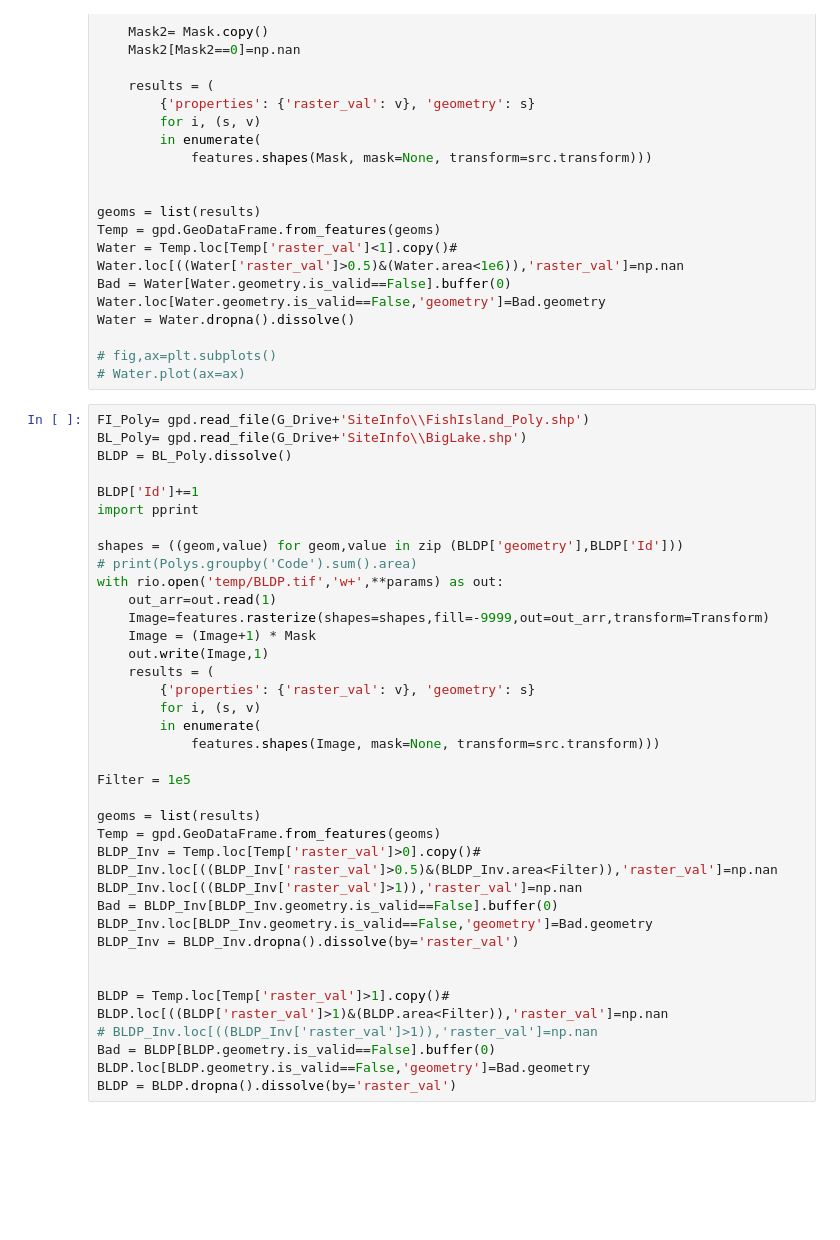
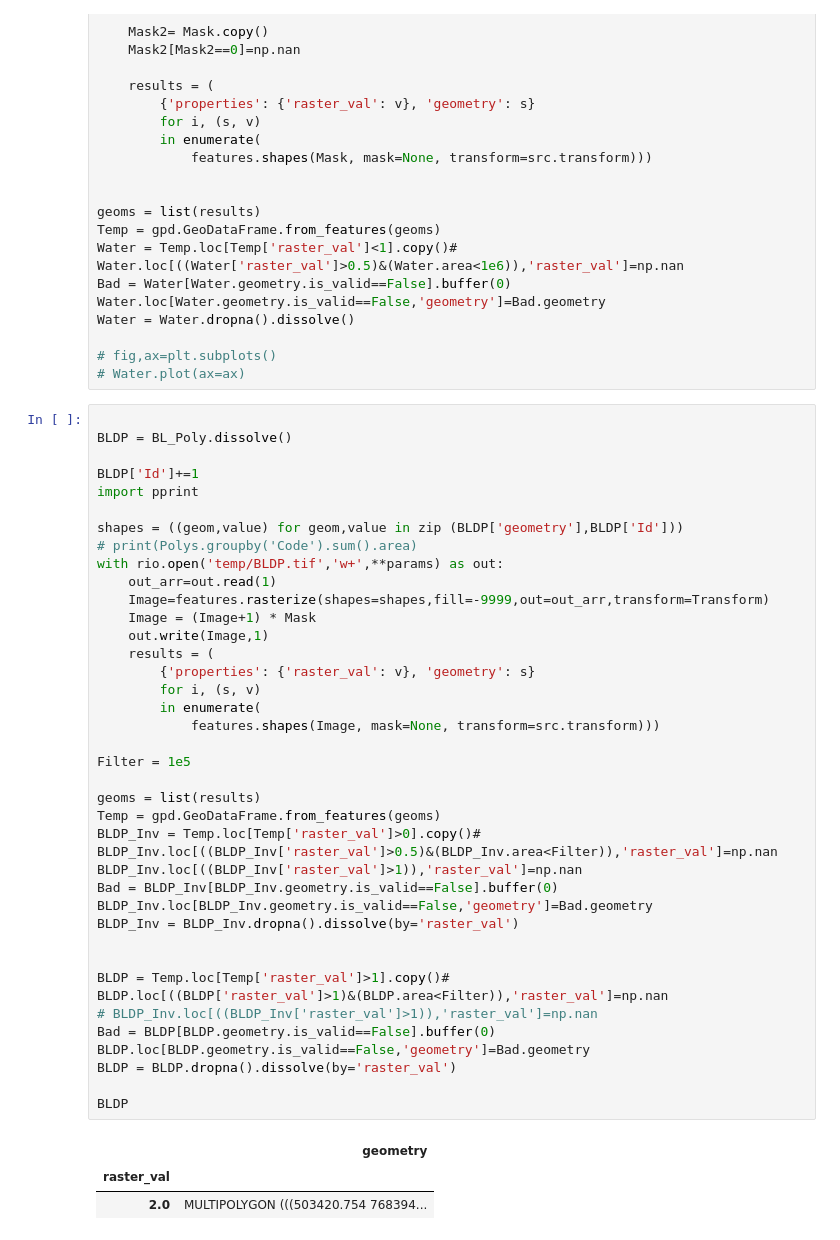
Before and after one commit to June-Skeeter/FishIsland_Flux_Analysis, a Jupyter notebook: Landscape_Classification/BLDP_GreenestPixel_Map.ipynb, the cells around one changed output. Saved outputs shown, nothing was run; the diff lists cells and outputs as text; blank space fills up the shorter version.

```diff
--- a/Landscape_Classification/BLDP_GreenestPixel_Map.ipynb
+++ b/Landscape_Classification/BLDP_GreenestPixel_Map.ipynb
@@ -111,8 +190,7 @@ Water = Water.dropna().dissolve()
 # fig,ax=plt.subplots()
 # Water.plot(ax=ax)
 # %%
-FI_Poly= gpd.read_file(G_Drive+'SiteInfo\\FishIsland_Poly.shp')
-BL_Poly= gpd.read_file(G_Drive+'SiteInfo\\BigLake.shp')
+
 BLDP = BL_Poly.dissolve()
 
 BLDP['Id']+=1
@@ -122,30 +200,36 @@ shapes = ((geom,value) for geom,value in zip (BLDP['geometry'],BLDP['Id']))
 # print(Polys.groupby('Code').sum().area)
 with rio.open('temp/BLDP.tif','w+',**params) as out:
     out_arr=out.read(1)
     Image=features.rasterize(shapes=shapes,fill=-9999,out=out_arr,transform=Transform)
     Image = (Image+1) * Mask
     out.write(Image,1)
     results = (
         {'properties': {'raster_val': v}, 'geometry': s}
         for i, (s, v)
         in enumerate(
             features.shapes(Image, mask=None, transform=src.transform)))
 
 Filter = 1e5
 
 geoms = list(results)
 Temp = gpd.GeoDataFrame.from_features(geoms)
 BLDP_Inv = Temp.loc[Temp['raster_val']>0].copy()#
 BLDP_Inv.loc[((BLDP_Inv['raster_val']>0.5)&(BLDP_Inv.area<Filter)),'raster_val']=np.nan
 BLDP_Inv.loc[((BLDP_Inv['raster_val']>1)),'raster_val']=np.nan
 Bad = BLDP_Inv[BLDP_Inv.geometry.is_valid==False].buffer(0)
 BLDP_Inv.loc[BLDP_Inv.geometry.is_valid==False,'geometry']=Bad.geometry
 BLDP_Inv = BLDP_Inv.dropna().dissolve(by='raster_val')
 
 
 BLDP = Temp.loc[Temp['raster_val']>1].copy()#
 BLDP.loc[((BLDP['raster_val']>1)&(BLDP.area<Filter)),'raster_val']=np.nan
 # BLDP_Inv.loc[((BLDP_Inv['raster_val']>1)),'raster_val']=np.nan
 Bad = BLDP[BLDP.geometry.is_valid==False].buffer(0)
 BLDP.loc[BLDP.geometry.is_valid==False,'geometry']=Bad.geometry
 BLDP = BLDP.dropna().dissolve(by='raster_val')
+
+BLDP
+# %% [output]
+|  | geometry |
+| raster_val |  |
+| 2.0 | MULTIPOLYGON (((503420.754 768394... |
```
Also changed, not shown: parts of 8 cells of this notebook, 3 other files.
